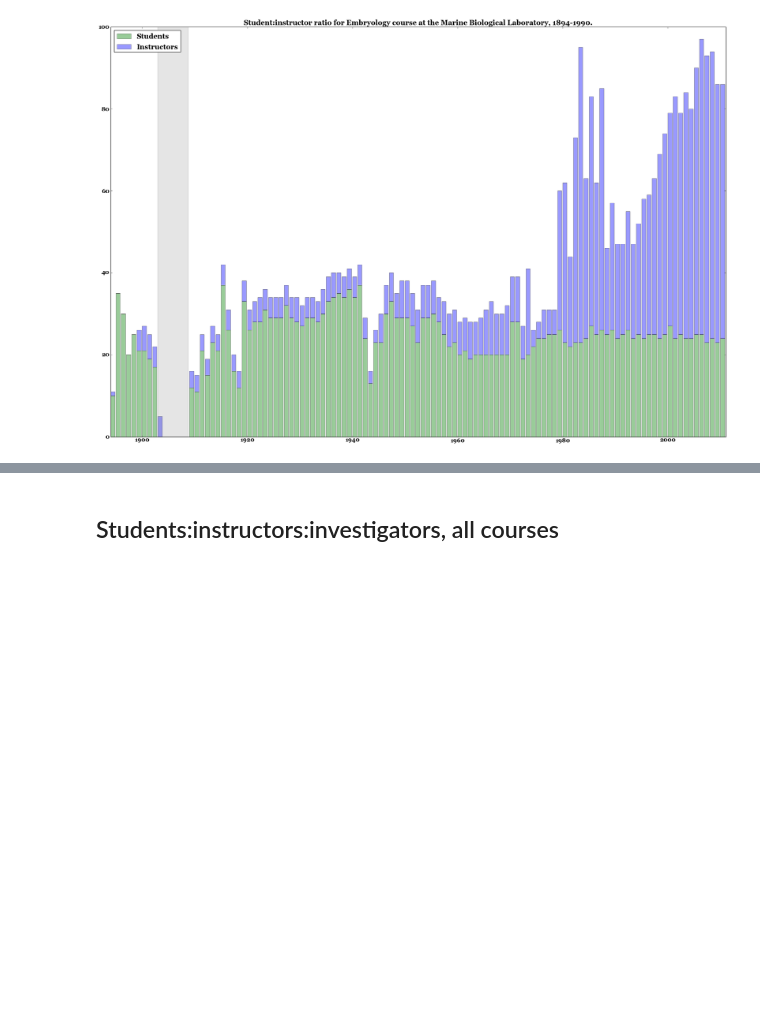
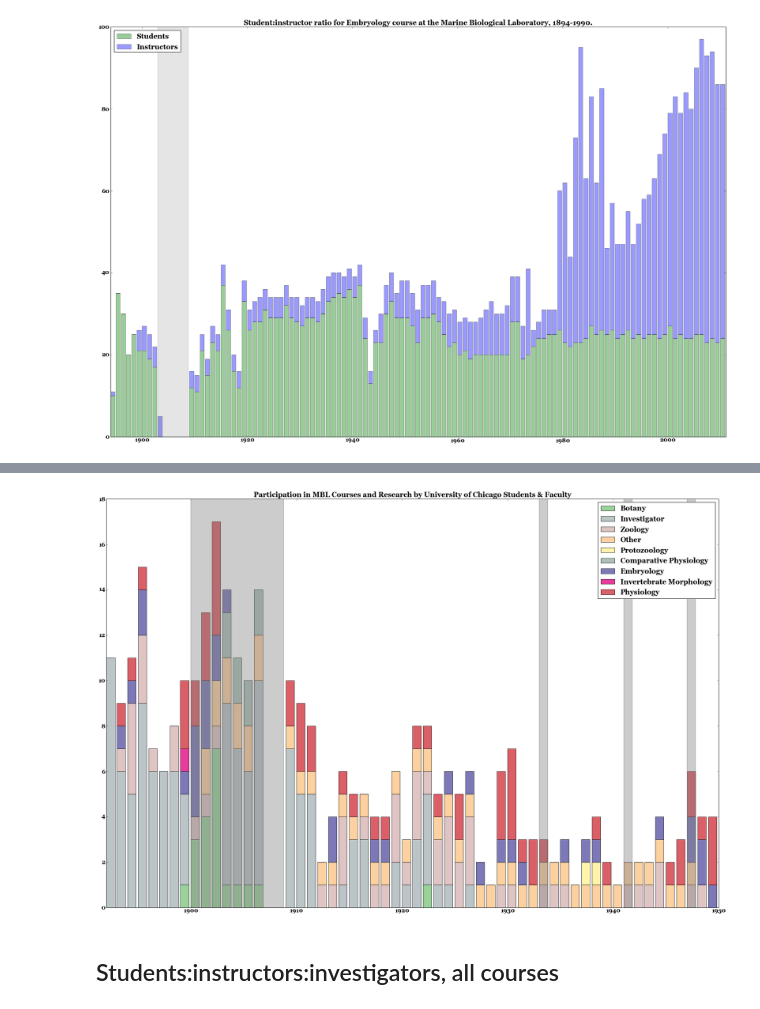
Before and after one commit to erickpeirson/MBL-course-data-visualizations, a Jupyter notebook: 2014-01-20 MBL Course Data.ipynb, the cells around one changed output, grey strips where cells are left out. Saved outputs shown, nothing was run; the diff lists cells and outputs as text; code cells hidden in the pictures; blank space fills up the shorter version.

Commit message:
chicago participants

```diff
--- a/2014-01-20 MBL Course Data.ipynb
+++ b/2014-01-20 MBL Course Data.ipynb
@@ -143,0 +189,8 @@ plt.show()
+# %%
+courses = set()
+for d in chicago_data:
+    if 'course name' in d.keys():
+        if d['course name'] != '':
+            courses.add(d['course name'])
+    else:
+        print d
@@ -144,3 +219,45 @@ plt.show()
+# %%
+courses_year = np.zeros( (len(courses), len(range(1892,1950)) ) )
+for i in xrange(len(courses_y.keys())):
+    key = courses_y.keys()[i]
+    courses_year[i, :] = np.array(courses_y[key])
+# %%
+y_ = np.zeros(courses_year.shape)
+for i in xrange(courses_year.shape[1]):
+    y_[:, i] = courses_year[:, i]/float(np.sum(courses_year[:, i]))
+# %%
+colors = plt.get_cmap('Accent')(np.linspace(0, 0.8, len(courses_year)))
+cz = zip(np.arange(len(courses_year)), colors)
+# %%
+y_stack = np.cumsum(courses_year, axis=0)
+
+fig = plt.figure(figsize=(30,20))
+
+font = {'family' : 'georgia',
+        'weight' : 'bold',
+        'size'   : 16}
+
+matplotlib.rc('font', **font)
+
+ax1 = plt.subplot(1, 1, 1)
+last = 0
+for i, color in cz:
+    ax1.bar( range(1892,1950), courses_year[i,:], bottom=last, lw=1, color=color, alpha=0.8, label=courses_y.keys()[i])
+    last = y_stack[i, :]
+
+ax1.add_patch(plt.Rectangle((1900,0), 8.8, 800, color='gray', alpha=0.4, lw=2))
+ax1.add_patch(plt.Rectangle((1933,0), 0.8, 800, color='gray', alpha=0.4, lw=2))
+ax1.add_patch(plt.Rectangle((1941,0), 0.8, 800, color='gray', alpha=0.4, lw=2))
+ax1.add_patch(plt.Rectangle((1947,0), 0.8, 800, color='gray', alpha=0.4, lw=2))
+
+plt.legend()
+
+plt.title('Participation in MBL Courses and Research by University of Chicago Students & Faculty')
+plt.xlim(1892,1950)
+
+plt.show()
+# %% [output]
+[figure, added]
 # %% [markdown]
 ## Students:instructors:investigators, all courses
 # %%
```
Also changed, not shown: parts of 9 cells of this notebook, 2 other files.
